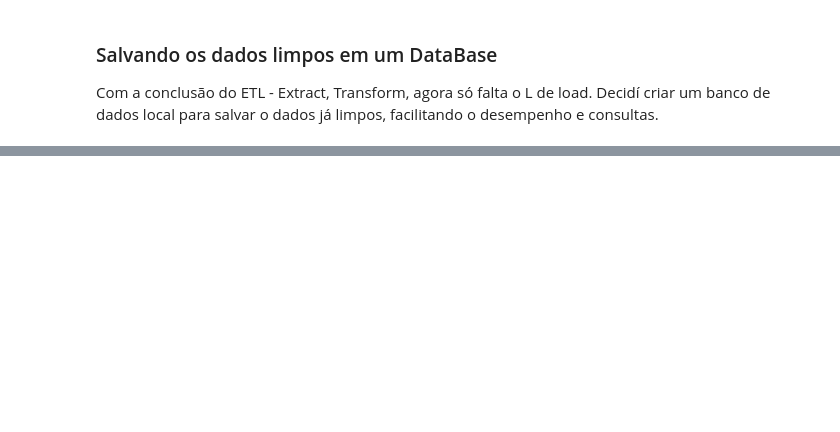
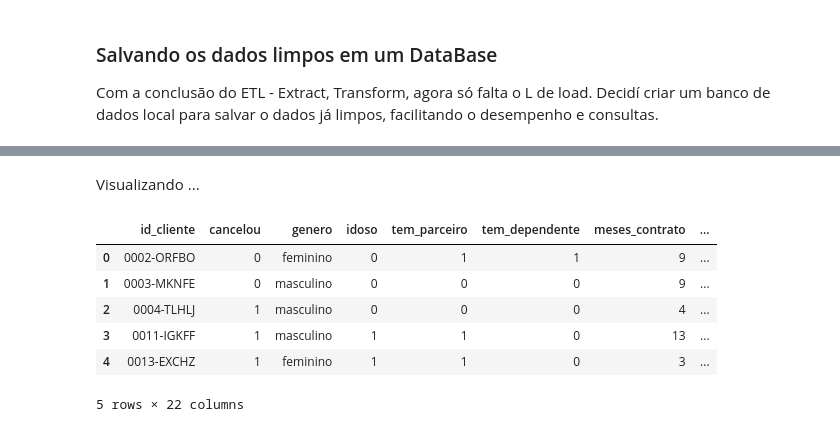
Before and after one commit to JhonCostaDev/Challenge_Telecom_X__Analise_de_evasao_de_clientes, a Jupyter notebook: telecom_X.ipynb, the cells around one changed output, grey strips where cells are left out. Cells and saved outputs as stored; diff of their text form; code cells hidden in the pictures; blank space fills up the shorter version.

```diff
--- a/telecom_X.ipynb
+++ b/telecom_X.ipynb
@@ -1126,0 +1252,13 @@ print(inspect(engine).get_table_names())
+# %% [markdown]
+Visualizando ...
+# %%
+
+df_ptbr.head()
+# %% [output]
+|  | id_cliente | cancelou | genero | idoso | tem_parceiro | tem_dependente | meses_contrato | ... |
+| 0 | 0002-ORFBO | 0 | feminino | 0 | 1 | 1 | 9 | ... |
+| 1 | 0003-MKNFE | 0 | masculino | 0 | 0 | 0 | 9 | ... |
+| 2 | 0004-TLHLJ | 1 | masculino | 0 | 0 | 0 | 4 | ... |
+| 3 | 0011-IGKFF | 1 | masculino | 1 | 1 | 0 | 13 | ... |
+| 4 | 0013-EXCHZ | 1 | feminino | 1 | 1 | 0 | 3 | ... |
+5 rows × 22 columns
```
Also changed, not shown: parts of 49 cells of this notebook, 2 other files.
